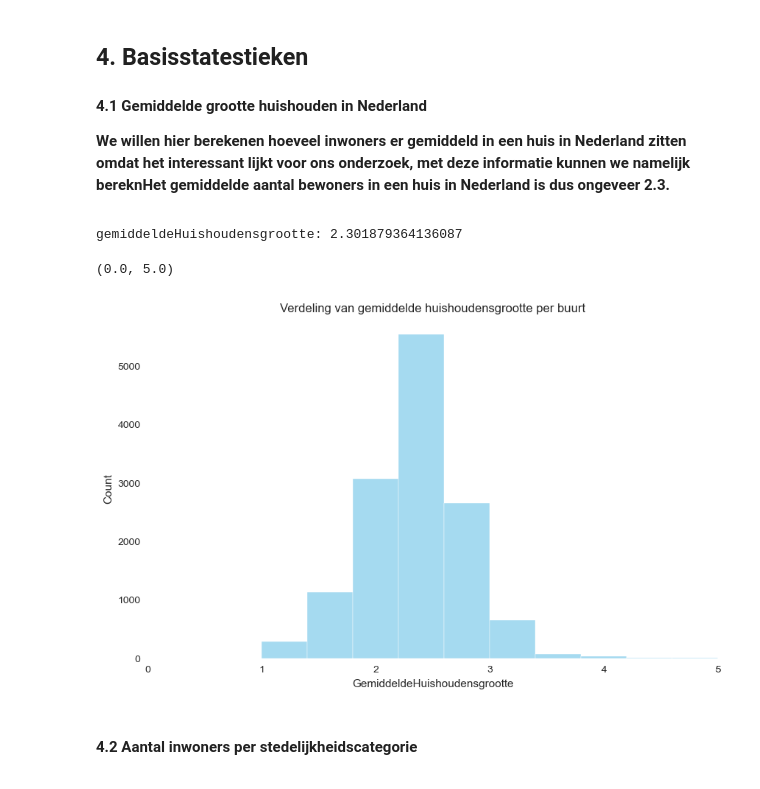
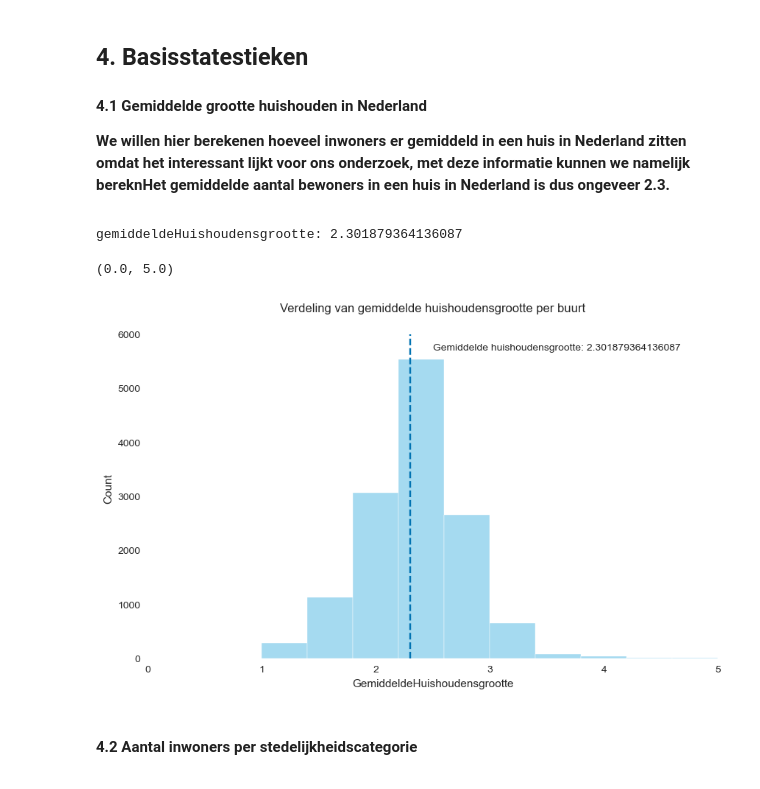
Before and after one commit to smeerkaas1234/Datalab-Jupyter-notebook-group-5, a Jupyter notebook: Notebook template.ipynb, the cells around one changed output. Cells and saved outputs as stored; diff of their text form; code cells hidden in the pictures.

```diff
--- a/Notebook template.ipynb
+++ b/Notebook template.ipynb
@@ -637,20 +623,22 @@ Deze patronen benadrukken
 # %%
 import matplotlib.pyplot as plt
 
 # Thomas
 gemiddelde_per_huis = buurten['GemiddeldeHuishoudensgrootte'].mean()
 print('gemiddeldeHuishoudensgrootte:', gemiddelde_per_huis)
 
 plt.figure(figsize=(10,6))
 ax = sns.histplot(data=buurten, x='GemiddeldeHuishoudensgrootte', bins=20, color='SkyBlue')
 
+plt.vlines(x = gemiddelde_per_huis, ymin = 0, ymax = 6000, linestyles='--')
+plt.text(s = f'Gemiddelde huishoudensgrootte: {gemiddelde_per_huis}', x = 2.5, y = 5700)
 plt.title('Verdeling van gemiddelde huishoudensgrootte per buurt')
 ax.grid(False)
 plt.xlim((0,5))
 # %% [output]
 gemiddeldeHuishoudensgrootte: 2.301879364136087
 (0.0, 5.0)
-[figure, old version]
+[figure, new version]
 # %% [markdown]
 <div style="line-height:1.6;">
 
```
Also changed, not shown: parts of 5 cells of this notebook.
